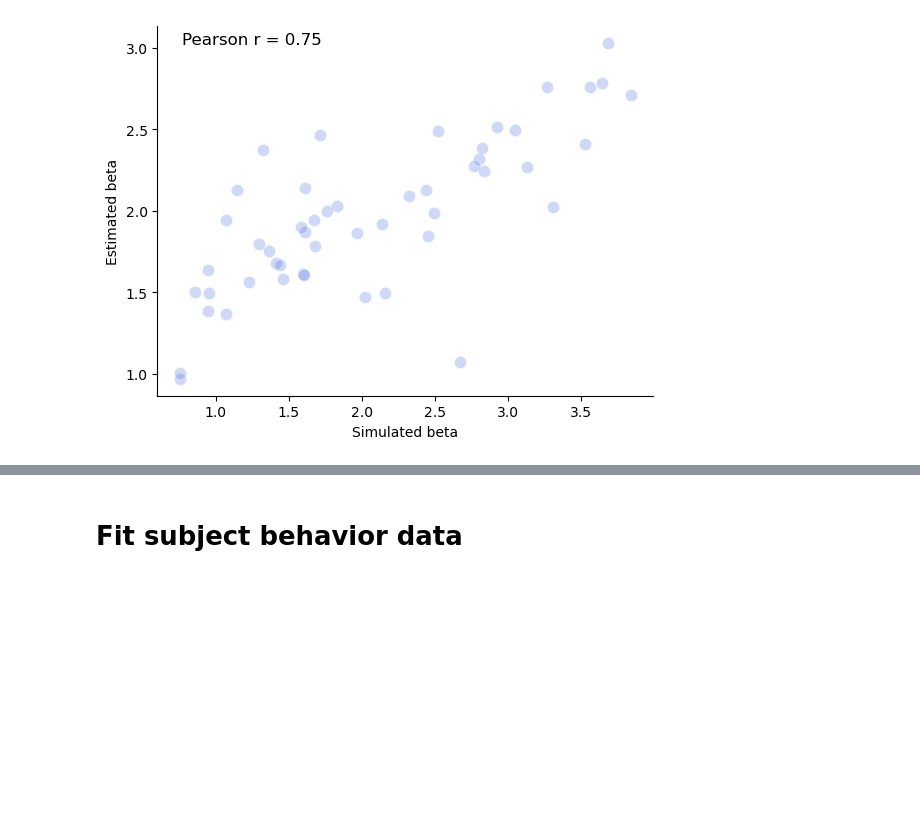
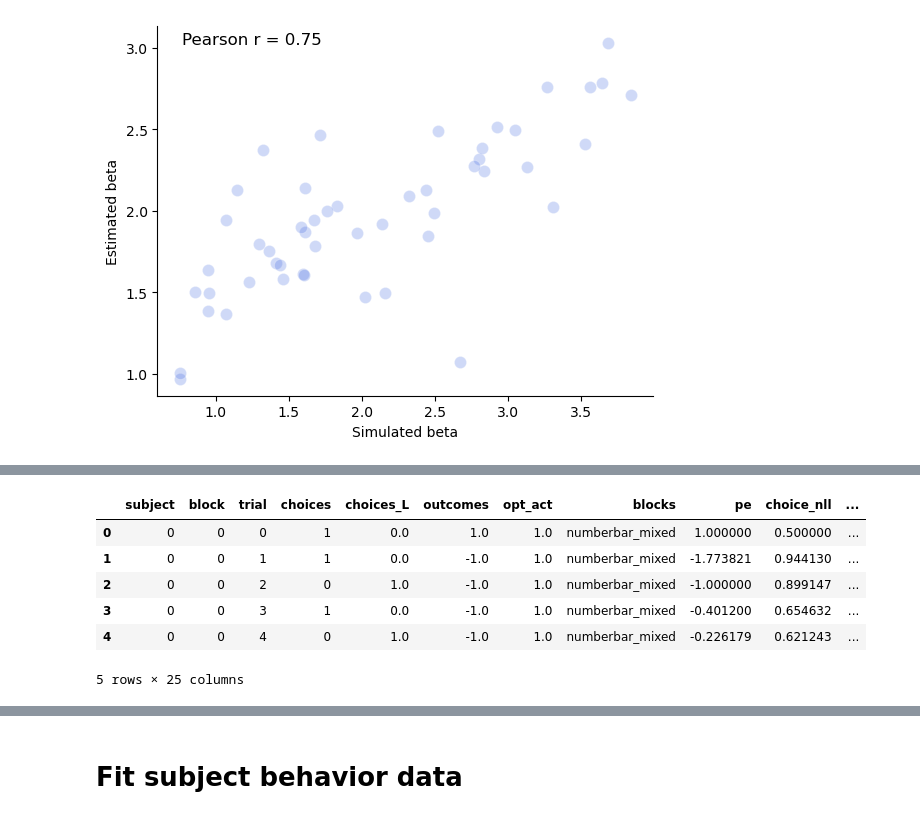
Before and after one commit to fuqixiu/pyEM, a Jupyter notebook: examples/RW_4M.ipynb, the cells around one changed output, grey strips where cells are left out. Saved outputs shown, nothing was run; the diff lists cells and outputs as text; code cells hidden in the pictures; blank space fills up the shorter version.

```diff
--- a/examples/RW_4M.ipynb
+++ b/examples/RW_4M.ipynb
@@ -540,0 +691,27 @@ for param_idx, param_label in enumerate(param_names):
+# %%
+# from mfit_optimize_hierarchical.m from Sam Gershman
+# Also reference Daw 2009 (Equation 17) for Laplace approximation
+for subj_idx in range(nsubjects):
+    # 0-choices, 1-outomces, 2-blocks
+    if mod == 'basic':
+        model_fits = rw_models.fit_slot_basic(m[:,subj_idx], all_data[subj_idx][0], all_data[subj_idx][1], all_data[subj_idx][2], prior=None, output='all') # outputs subj_dict from your fit function
+    elif mod == 'valence':
+        model_fits = rw_models.fit_slot_valence(m[:,subj_idx], all_data[subj_idx][0], all_data[subj_idx][1], all_data[subj_idx][2], prior=None, output='all')
+    elif mod == 'outcome':
+        model_fits = rw_models.fit_slot_outcome(m[:,subj_idx], all_data[subj_idx][0], all_data[subj_idx][1], all_data[subj_idx][2], prior=None, output='all')
+    elif mod == 'context':
+        model_fits = rw_models.fit_slot_context(m[:,subj_idx], all_data[subj_idx][0], all_data[subj_idx][1], all_data[subj_idx][2], prior=None, output='all')
+
+    # store model fits
+    modout[modelID]['fit']['ev'][subj_idx,:,:,:] = model_fits['ev']
+    modout[modelID]['fit']['ch_prob'][subj_idx,:,:,:] = model_fits['ch_prob']
+    modout[modelID]['fit']['choices'][subj_idx,:,:] = model_fits['choices']
+    modout[modelID]['fit']['outcomes'][subj_idx,:,:] = model_fits['outcomes'] # double check our variable names
+    modout[modelID]['fit']['pe'][subj_idx,:,:] = model_fits['pe']
+    modout[modelID]['fit']['negll'][subj_idx] = model_fits['negll']
+    modout[modelID]['fit']['bic'][subj_idx] = model_fits['BIC'] #fixed BIC problem!!!
+
+# Save output
+if save_fit:
+    with open(f'EMfit_{modelID}.pkl', 'wb') as f:
+        pickle.dump(modout, f)
@@ -540,0 +798,13 @@ for param_idx, param_label in enumerate(param_names):
+# %%
+sub = sim_df['subject'].unique()
+param_names_sim = [f'{param}_sim' for param in param_names]
+result_df = array_to_long_df(est_params, sim_df, param_names_sim, sub)
+result_df.head()
+# %% [output]
+|  | subject | block | trial | choices | choices_L | outcomes | opt_act | blocks | pe | choice_nll | ... |
+| 0 | 0 | 0 | 0 | 1 | 0.0 | 1.0 | 1.0 | numberbar_mixed | 1.000000 | 0.500000 | ... |
+| 1 | 0 | 0 | 1 | 1 | 0.0 | -1.0 | 1.0 | numberbar_mixed | -1.773821 | 0.944130 | ... |
+| 2 | 0 | 0 | 2 | 0 | 1.0 | -1.0 | 1.0 | numberbar_mixed | -1.000000 | 0.899147 | ... |
+| 3 | 0 | 0 | 3 | 1 | 0.0 | -1.0 | 1.0 | numberbar_mixed | -0.401200 | 0.654632 | ... |
+| 4 | 0 | 0 | 4 | 0 | 1.0 | -1.0 | 1.0 | numberbar_mixed | -0.226179 | 0.621243 | ... |
+5 rows × 25 columns
```
Also changed, not shown: parts of 20 cells of this notebook, 2 other files.
